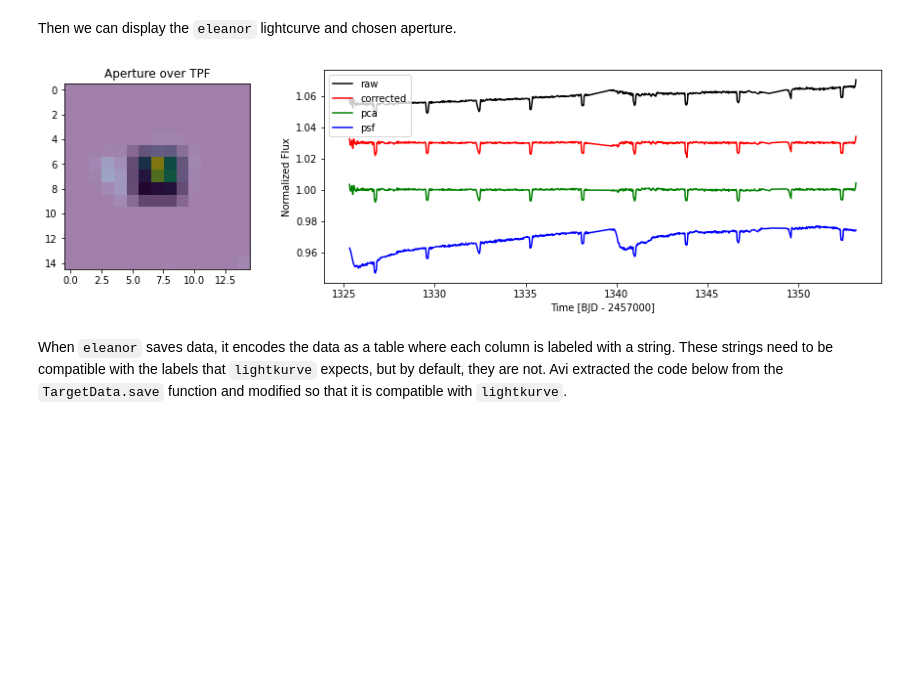
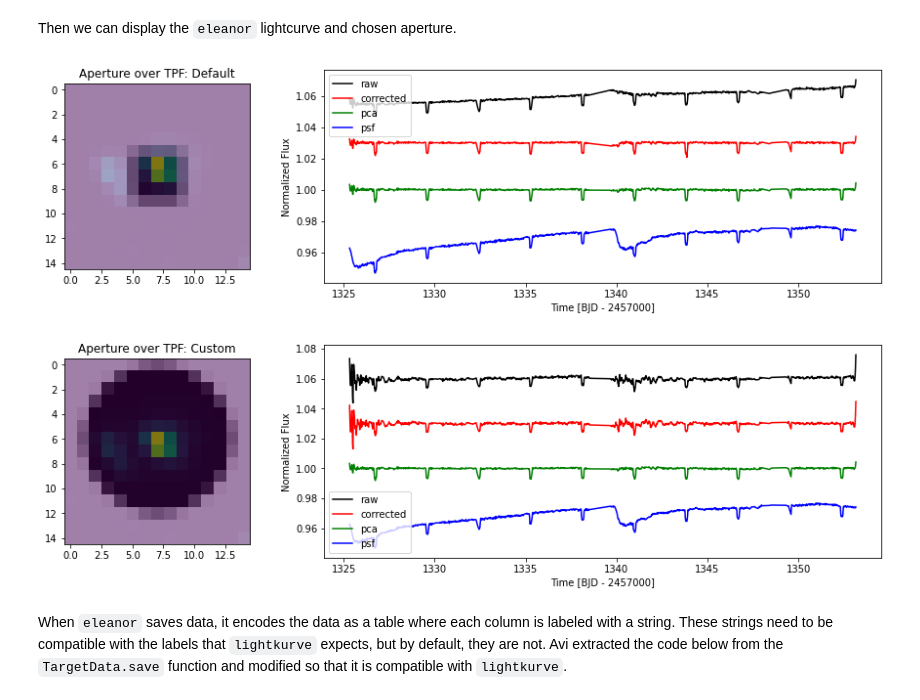
Before and after one commit to JackDinsmore/photometry-age-dating, a Jupyter notebook: detrending-eleanor.ipynb, the cells around one changed output. Saved outputs shown, nothing was run; the diff lists cells and outputs as text; code cells hidden in the pictures; blank space fills up the shorter version.

```diff
--- a/detrending-eleanor.ipynb
+++ b/detrending-eleanor.ipynb
@@ -51,0 +48,8 @@ INFO: Found cached file /home/jtdinsmo/.eleanor/mastDownload/HLSP/hlsp_eleanor_t
+# %%
+star = eleanor.Source(name=EXOPLANET, sector=1)
+
+DO_ELEANOR_PCA = True
+DO_ELEANOR_PSF = True
+
+dataDefault = eleanor.TargetData(star, height=15, width=15, bkg_size=31, do_psf=DO_ELEANOR_PSF, do_pca=DO_ELEANOR_PCA)
+dataCustom = eleanor.TargetData(star, height=15, width=15, bkg_size=31, do_psf=DO_ELEANOR_PSF, do_pca=DO_ELEANOR_PCA)
@@ -52,11 +63,8 @@ INFO: Found cached file /home/jtdinsmo/.eleanor/mastDownload/HLSP/hlsp_eleanor_t
 # %% [markdown]
 Then, we will get the lightcurve, using `eleanor`'s background subtraction. We can choose our own aperture if we want, but we can also let `eleanor` choose for us. Both options are provided below.
 # %%
-CUSTOM_APERTURE = False
+eleanor.TargetData.custom_aperture(dataCustom, shape='circle', r=6, pos=[7,6], method='exact')
+eleanor.TargetData.get_lightcurve(dataCustom)
 
-data = eleanor.TargetData(star, height=15, width=15, bkg_size=31, do_psf=True, do_pca=True)
-if CUSTOM_APERTURE:
-    eleanor.TargetData.custom_aperture(data, shape='circle', r=2, pos=[7,6], method='exact')
-    eleanor.TargetData.get_lightcurve(data)
-
-q = data.quality == 0
+qD = dataDefault.quality == 0
+qC = dataCustom.quality == 0
@@ -68,20 +72,36 @@ WARNING:tensorflow:From /home/jtdinsmo/.local/lib/python3.6/site-packages/eleano
 Then we can display the `eleanor` lightcurve and chosen aperture.
 # %%
 fig, (ax1, ax2) = plt.subplots(ncols=2, figsize=(15,4), gridspec_kw={'width_ratios':[1,3]})
-ax1.imshow(data.tpf[0])
-ax1.imshow(data.aperture, cmap='Greys', alpha=0.5)
-ax1.set_title('Aperture over TPF')
+ax1.imshow(dataDefault.tpf[0])
+ax1.imshow(dataDefault.aperture, cmap='Greys', alpha=0.5)
+ax1.set_title('Aperture over TPF: Default')
 
-plt.plot(data.time[q], data.raw_flux[q]/np.nanmedian(data.raw_flux[q])+0.06, 'k', label="raw")
-plt.plot(data.time[q], data.corr_flux[q]/np.nanmedian(data.corr_flux[q]) + 0.03, 'r', label="corrected")
-plt.plot(data.time[q], data.pca_flux[q]/np.nanmedian(data.pca_flux[q]), 'g', label="pca")
-plt.plot(data.time[q], data.psf_flux[q]/np.nanmedian(data.psf_flux[q]) - 0.03, 'b', label="psf")
+plt.plot(dataDefault.time[qD], dataDefault.raw_flux[qD]/np.nanmedian(dataDefault.raw_flux[qD])+0.06, 'k', label="raw")
+plt.plot(dataDefault.time[qD], dataDefault.corr_flux[qD]/np.nanmedian(dataDefault.corr_flux[qD]) + 0.03, 'r', label="corrected")
+if (DO_ELEANOR_PCA): plt.plot(dataDefault.time[qD], dataDefault.pca_flux[qD]/np.nanmedian(dataDefault.pca_flux[qD]), 'g', label="pca")
+if (DO_ELEANOR_PSF): plt.plot(dataDefault.time[qD], dataDefault.psf_flux[qD]/np.nanmedian(dataDefault.psf_flux[qD]) - 0.03 * DO_ELEANOR_PCA, 'b', label="psf")
 
 ax2.legend()
 ax2.set_xlabel('Time [BJD - 2457000]')
 ax2.set_ylabel('Normalized Flux');
+
+
+fig, (ax1, ax2) = plt.subplots(ncols=2, figsize=(15,4), gridspec_kw={'width_ratios':[1,3]})
+ax1.imshow(dataCustom.tpf[0])
+ax1.imshow(dataCustom.aperture, cmap='Greys', alpha=0.5)
+ax1.set_title('Aperture over TPF: Custom')
+
+plt.plot(dataCustom.time[qC], dataCustom.raw_flux[qC]/np.nanmedian(dataCustom.raw_flux[qC])+0.06, 'k', label="raw")
+plt.plot(dataCustom.time[qC], dataCustom.corr_flux[qC]/np.nanmedian(dataCustom.corr_flux[qC]) + 0.03, 'r', label="corrected")
+if (DO_ELEANOR_PCA): plt.plot(dataCustom.time[qC], dataCustom.pca_flux[qC]/np.nanmedian(dataCustom.pca_flux[qC]), 'g', label="pca")
+if (DO_ELEANOR_PSF): plt.plot(dataCustom.time[qC], dataCustom.psf_flux[qC]/np.nanmedian(dataCustom.psf_flux[qC]) - 0.03 * DO_ELEANOR_PCA, 'b', label="psf")
+
+ax2.legend()
+ax2.set_xlabel('Time [BJD - 2457000]')
+ax2.set_ylabel('Normalized Flux');
 # %% [output]
-[figure, old version]
+[figure, new version]
+[figure, added]
 # %% [markdown]
 When `eleanor` saves data, it encodes the data as a table where each column is labeled with a string. These strings need to be compatible with the labels that `lightkurve` expects, but by default, they are not. Avi extracted the code below from the `TargetData.save` function and modified so that it is compatible with `lightkurve`.
 # %%
```
Also changed, not shown: parts of 17 cells of this notebook.
